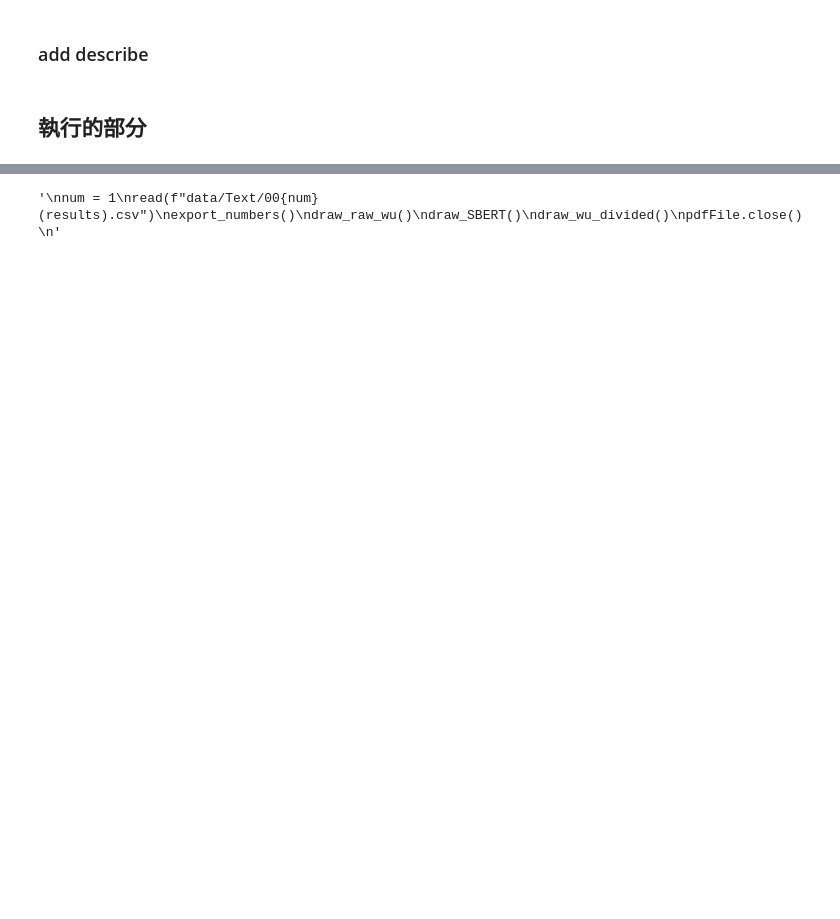
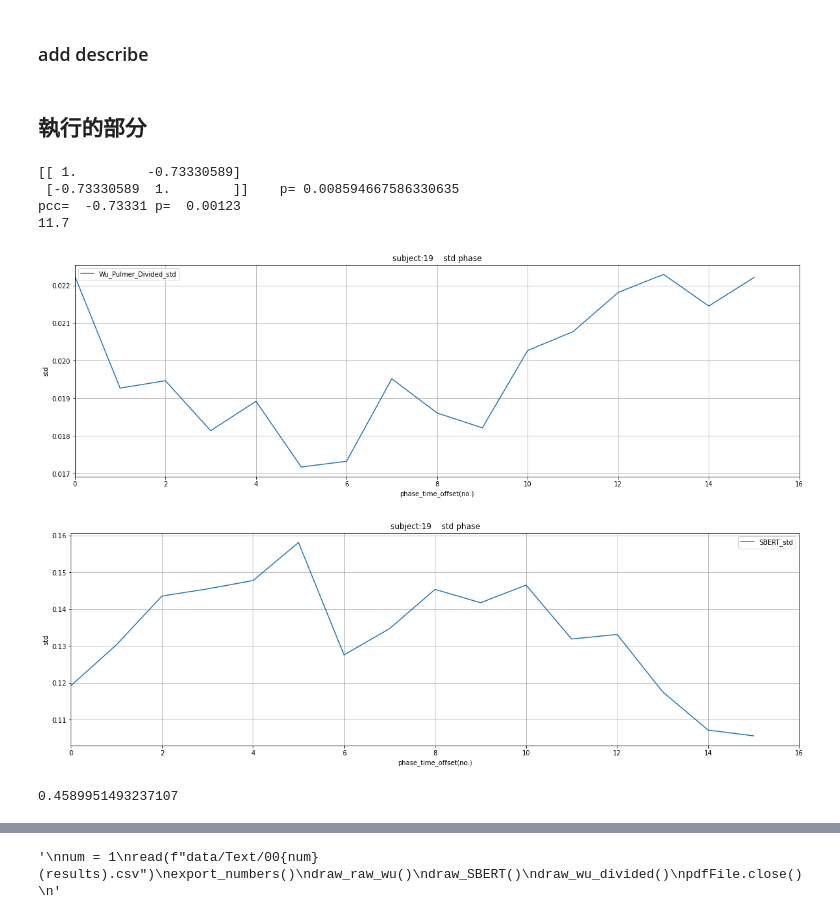
Before and after one commit to changtommy16/Semantic_SBERT, a Jupyter notebook: results_to_chart.ipynb, the cells around one changed output, grey strips where cells are left out. Cells and saved outputs as stored; diff of their text form; code cells hidden in the pictures; blank space fills up the shorter version.

```diff
--- a/results_to_chart.ipynb
+++ b/results_to_chart.ipynb
@@ -8,18 +15,25 @@ from matplotlib.backends.backend_pdf import PdfFile, PdfPages
 # %% [markdown]
 ### 讀取資料到list
 # %%
+from operator import length_hint
 from statistics import mean
 from turtle import filling
-global num
+global q
+
+
+def createPDF(num,pdf_name):
+    global pdfFile
+    if num <10:
+        pdfFile = PdfPages(f"data/result_images/00{num}({pdf_name}).pdf")
+    else:
+        pdfFile = PdfPages(f"data/result_images/0{num}({pdf_name}).pdf")
 
 def read(path):
     global df
     df = pd.read_csv(path)
-    global pdfFile
-    if num <10:
-        pdfFile = PdfPages(f"data/result_images/00{num}(image).pdf")
-    else:
-        pdfFile = PdfPages(f"data/result_images/0{num}(image).pdf")
+    global length
+    length = len(df)
+
     global wu_pulmer_score
     wu_pulmer_score = list(df["Wu-Pulmer"])
     global SBERT
@@ -29,7 +43,6 @@ def read(path):
     global pair_counts
     pair_counts = list(df["pair_counts"])
     df  = df.drop(columns= ["Unnamed: 0"])
-    print(df.describe())
 # %%
 num = 1
 # %% [markdown]
@@ -106,7 +115,7 @@ std1 = []
 global std2
 std2 = []
 subject = int(input("subject = "))
-namefreq= int(input("freq = "))
+namefreq= float(input("freq = "))
 namestartt= int(input("start time = "))
 nameendt= int(input("end time = "))
 q = subject
@@ -173,38 +182,47 @@ else:
     fig = plt.figure(figsize=(20,6))
     plt.plot(std1, label = "Wu_Pulmer_Divided_std")
 
     plt.xlabel("phase_time_offset(no.)")
     plt.ylabel("std")
     plt.title(f"subject:{subject}    std phase")
     plt.grid()
     plt.xlim(0,len(std2))
     plt.ylim()
     plt.legend()
     plt.show
     pdfFile.savefig(fig)
     fig = plt.figure(figsize=(20,6))
 
     plt.plot(std2, label = "SBERT_std")
     plt.xlabel("phase_time_offset(no.)")
     plt.ylabel("std")
     plt.title(f"subject:{subject}    std phase")
     plt.grid()
     plt.xlim(0,len(std2))
     plt.ylim()
     plt.legend()
     plt.show
     pdfFile.savefig(fig)
     pdfFile.close()
 
 
     correlation, p = scipy.stats.kendalltau(std1, std2)
     print(np.corrcoef(std1, std2), "   p=",p)
     pccs = pearsonr(std1, std2)
-    print(pccs)
-    print( namefreq)
+    print("pcc= ",round(pccs[0],5), "p= ",round(pccs[1],5))
+    print("f=", namefreq)
+# %% [output]
+[[ 1.         -0.73330589]
+ [-0.73330589  1.        ]]    p= 0.008594667586330635
+pcc=  -0.73331 p=  0.00123
+11.7
+[figure, added]
+[figure, added]
 # %%
 distance = dtw.distance(std1, std2, window = 10)
 print(distance)
+# %% [output]
+0.4589951493237107
 # %%
 duration = 1.0
 fs = 1
```
Also changed, not shown: parts of 4 cells of this notebook, 1 other file.
